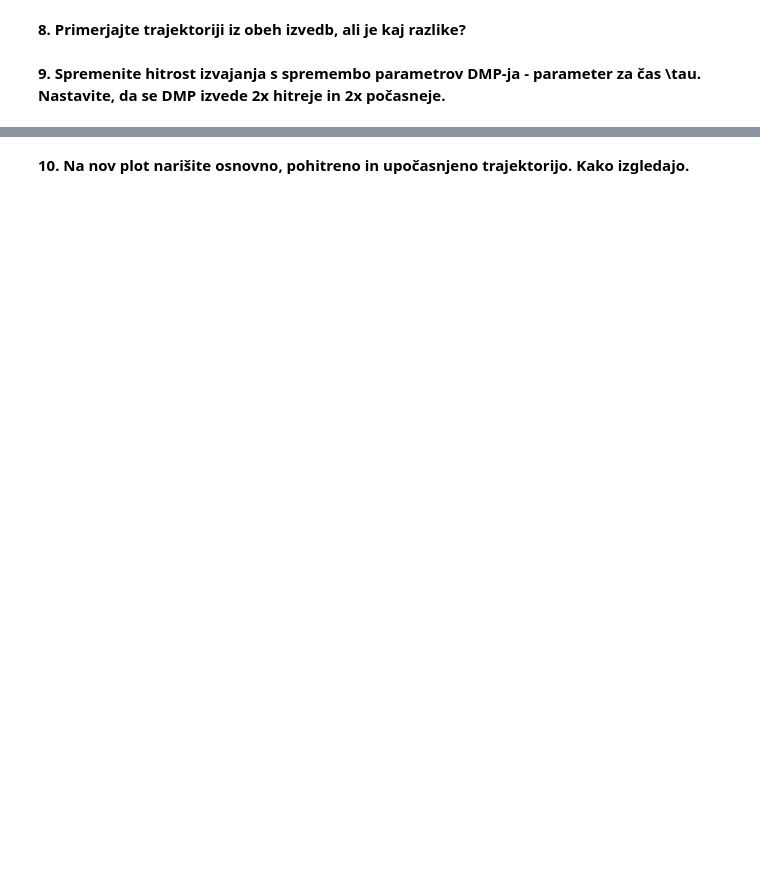
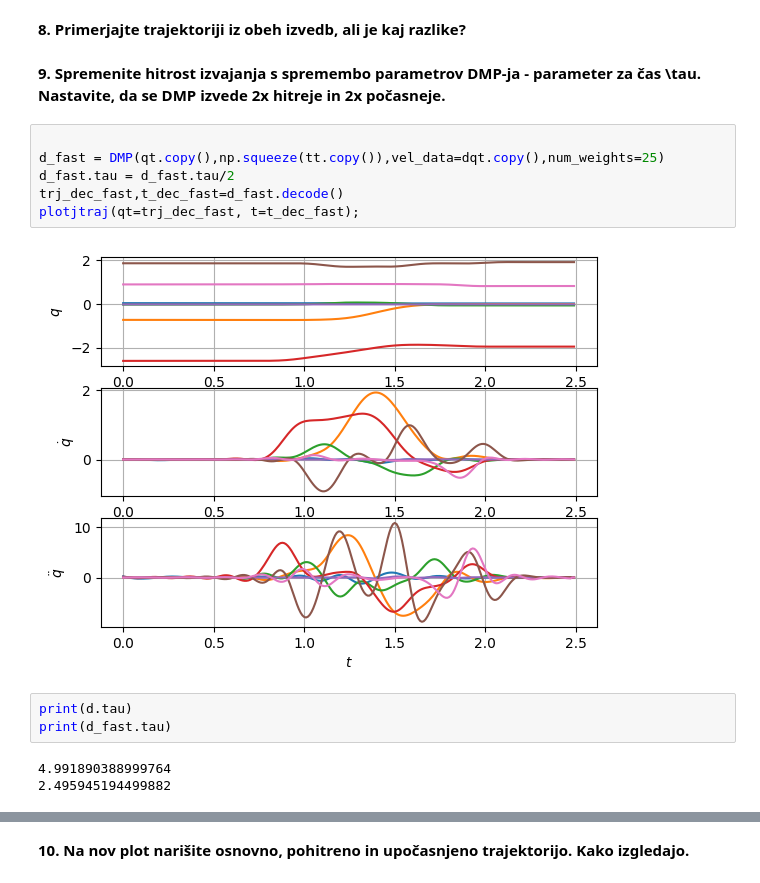
Before and after one commit to Karel122/hri, a Jupyter notebook: vaje_ws/Vaje/Druga vaja.ipynb, the cells around one changed output, grey strips where cells are left out. Saved outputs shown, nothing was run; the diff lists cells and outputs as text; blank space fills up the shorter version.

```diff
--- a/vaje_ws/Vaje/Druga vaja.ipynb
+++ b/vaje_ws/Vaje/Druga vaja.ipynb
@@ -254,3 +275,17 @@ plt.show()
 **8. Primerjajte trajektoriji iz obeh izvedb, ali je kaj razlike?**
 # %% [markdown]
 **9. Spremenite hitrost izvajanja s spremembo parametrov DMP-ja - parameter za čas \tau. Nastavite, da se DMP izvede 2x hitreje in 2x počasneje.**
+# %%
+
+d_fast = DMP(qt.copy(),np.squeeze(tt.copy()),vel_data=dqt.copy(),num_weights=25)
+d_fast.tau = d_fast.tau/2
+trj_dec_fast,t_dec_fast=d_fast.decode()
+plotjtraj(qt=trj_dec_fast, t=t_dec_fast);
+# %% [output]
+[figure, added]
+# %%
+print(d.tau)
+print(d_fast.tau)
+# %% [output]
+4.991890388999764
+2.495945194499882
```
Also changed, not shown: parts of 26 cells of this notebook, 44 other files.
